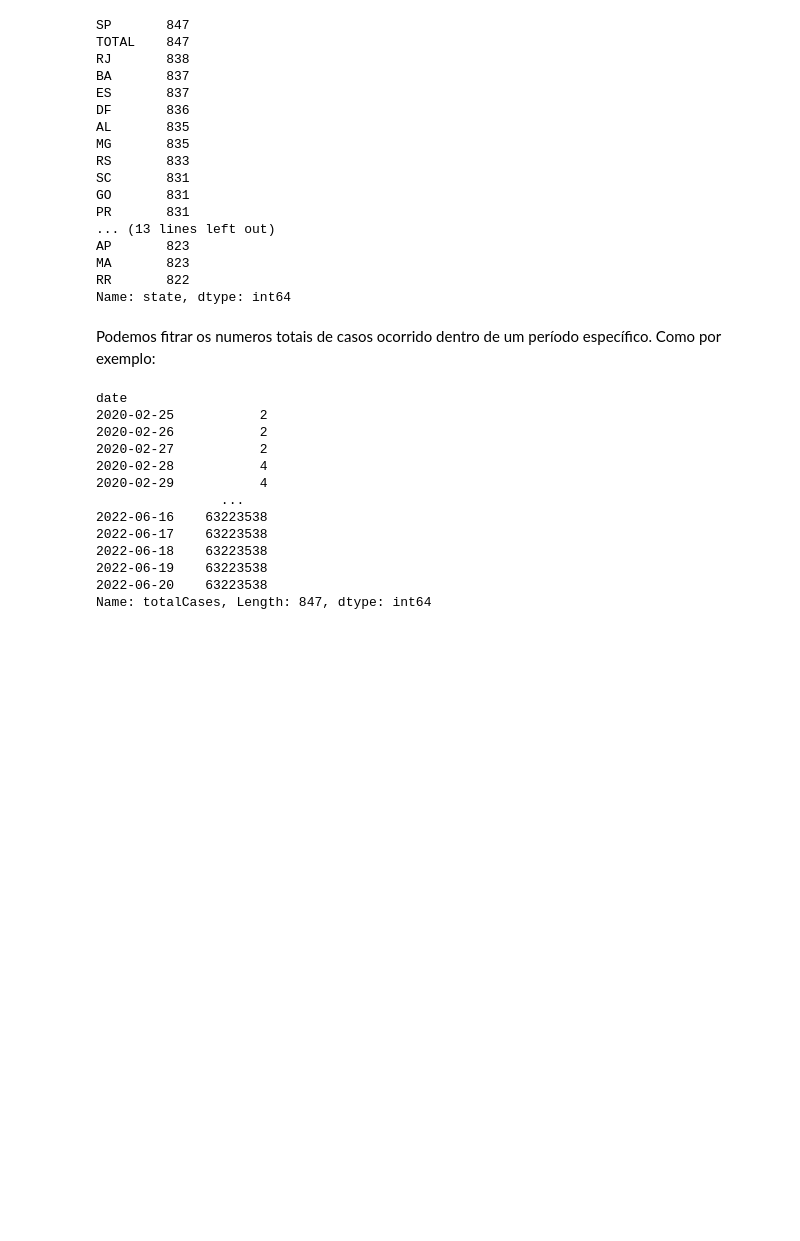
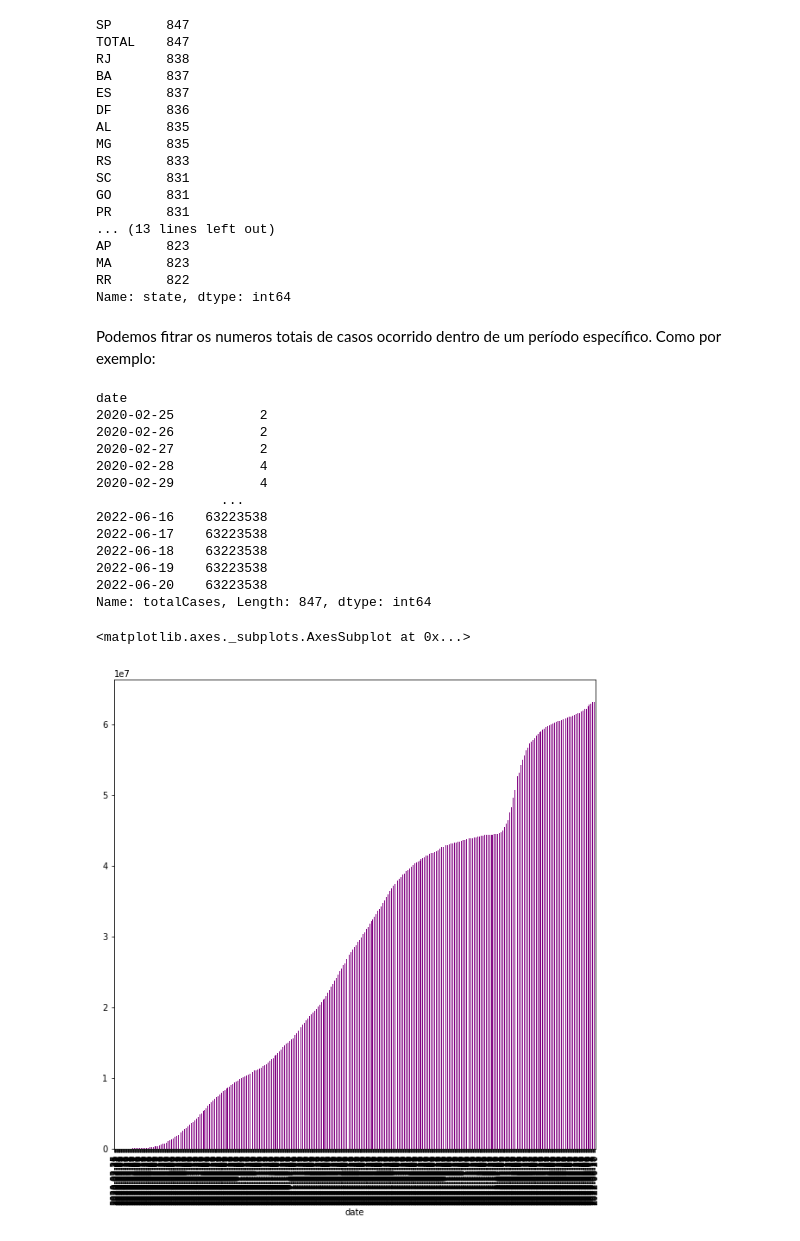
Before and after one commit to lucianobajr/TP-CCF425, a Jupyter notebook: src/AnaliseDeCasos.ipynb, the cells around one changed output. Cells and saved outputs as stored; diff of their text form; code cells hidden in the pictures; blank space fills up the shorter version.

Commit message:
plot

```diff
--- a/src/AnaliseDeCasos.ipynb
+++ b/src/AnaliseDeCasos.ipynb
@@ -194,3 +194,9 @@ date
 2022-06-19    63223538
 2022-06-20    63223538
 Name: totalCases, Length: 847, dtype: int64
+# %%
+plt.figure(figsize=(10,10))
+data_groupby.plot(kind='bar', x='date', y='totalCases', color='purple', label = 'totalCases')
+# %% [output]
+<matplotlib.axes._subplots.AxesSubplot at 0x...>
+[figure, added]
```
